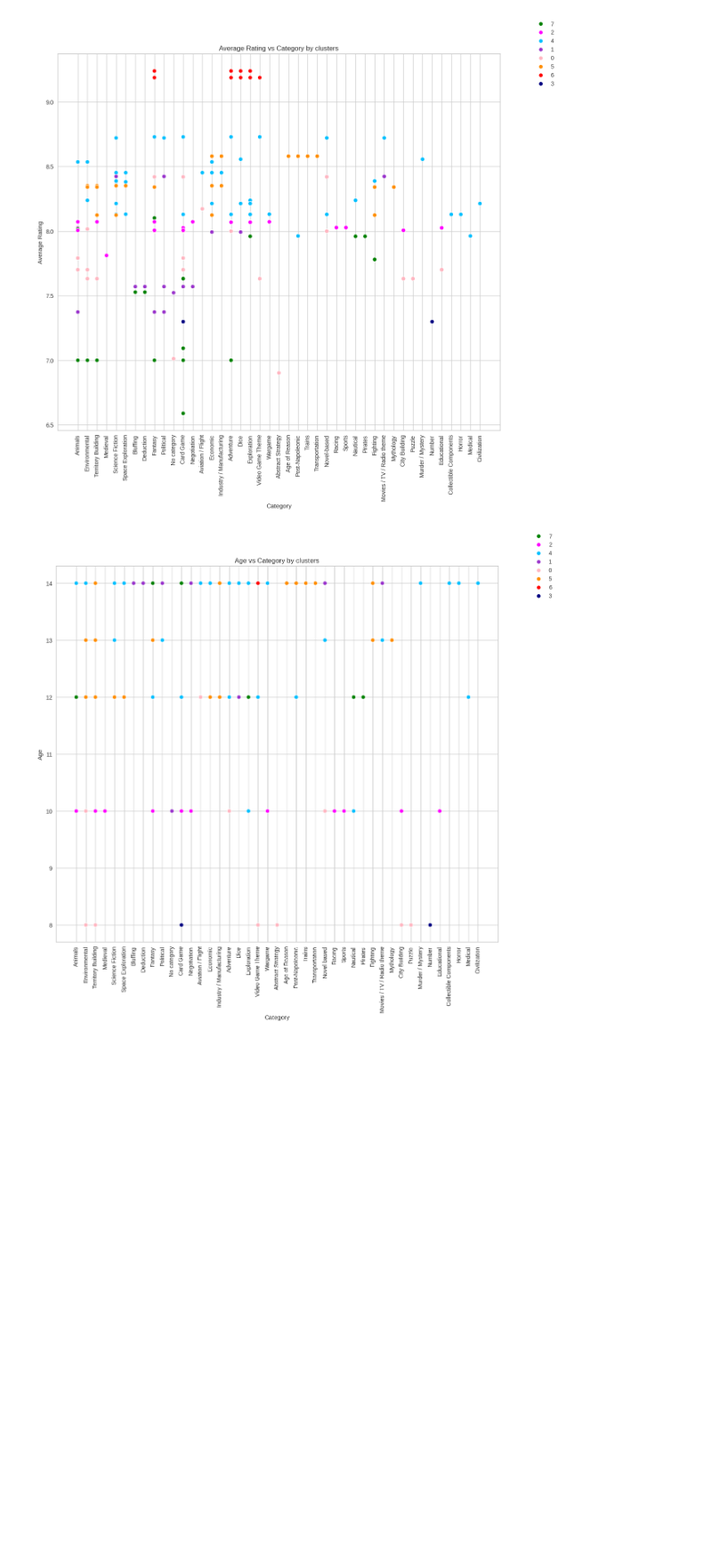
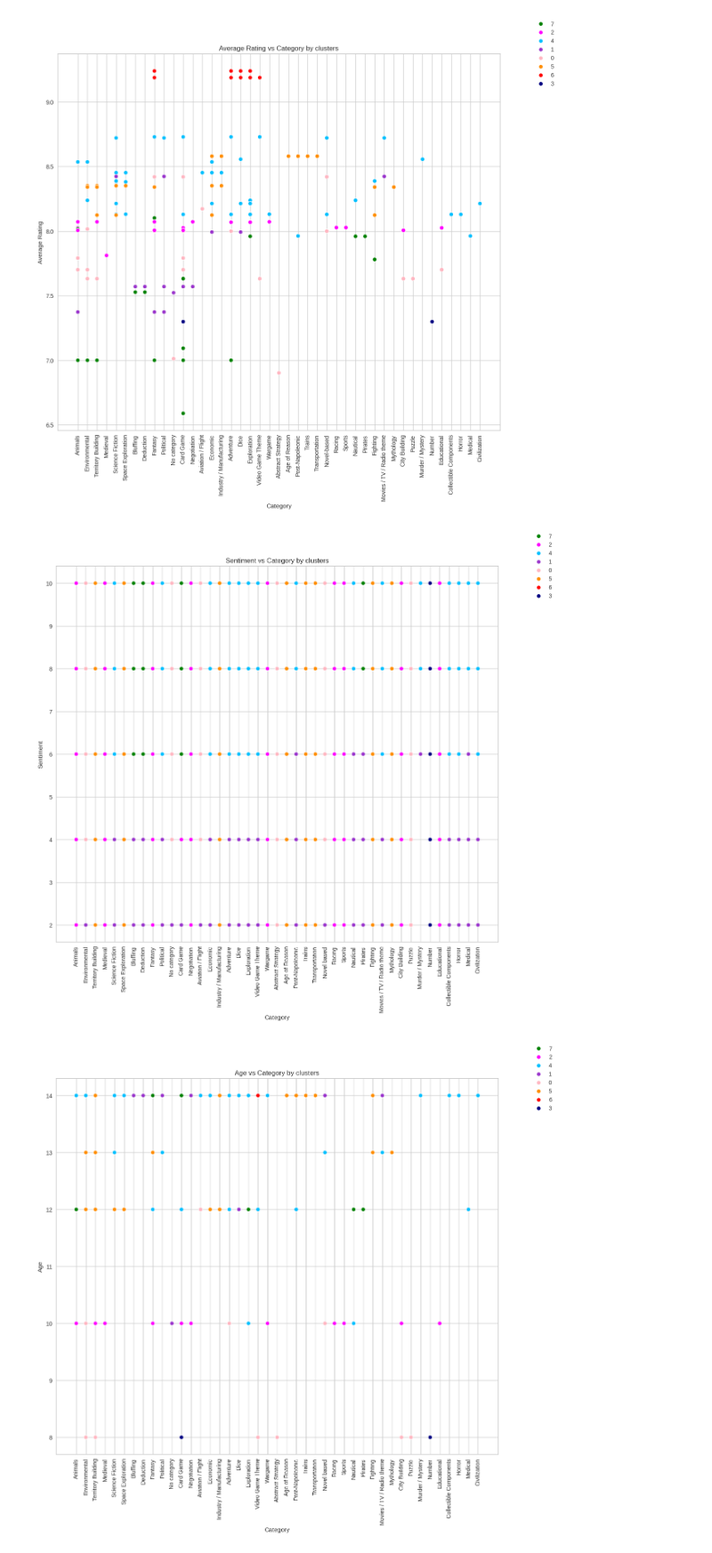
Before and after one commit to ABF-QC/Module3_Project2_solo, a Jupyter notebook: notebook/Clustering.ipynb, the cells around one changed output. Shown at 89% size. Cells and saved outputs as stored; diff of their text form; code cells hidden in the pictures; blank space fills up the shorter version.

```diff
--- a/notebook/Clustering.ipynb
+++ b/notebook/Clustering.ipynb
@@ -551,0 +415,7 @@ onehot_df.transpose()
+# %%
+tmp = df.copy()
+
+tmp['categories'] = tmp['categories'].str.split(',')
+
+tmp = tmp.explode('categories')
+tmp
@@ -573,6 +457,30 @@ plt.legend(loc='upper center', bbox_to_anchor=(1.1, 1.1), ncol=1)
 plt.show()
 # %% [output]
 [figure]
+# %%
+# Create figure and adjust size
+plt.figure(figsize=(14,12))
+
+
+# Create count plot
+ax = sns.scatterplot(tmp, x='categories', y='Sentiment', hue='label_str', legend=True, palette=palette)
+
+# Add title
+ax.set_title(f'Sentiment vs Category by clusters')
+
+# Add axis labels
+ax.set_xlabel('Category')
+ax.set_ylabel('Sentiment')
+
+#
+ax.set_xticklabels(tmp['categories'].unique(),rotation=90)
+
+plt.legend(loc='upper center', bbox_to_anchor=(1.1, 1.1), ncol=1)
+
+# Show plot
+plt.show()
+# %% [output]
+[figure, added]
 # %%
 # Create figure and adjust size
 plt.figure(figsize=(14,12))
```
Also changed, not shown: parts of 29 cells of this notebook, 1 other file.
